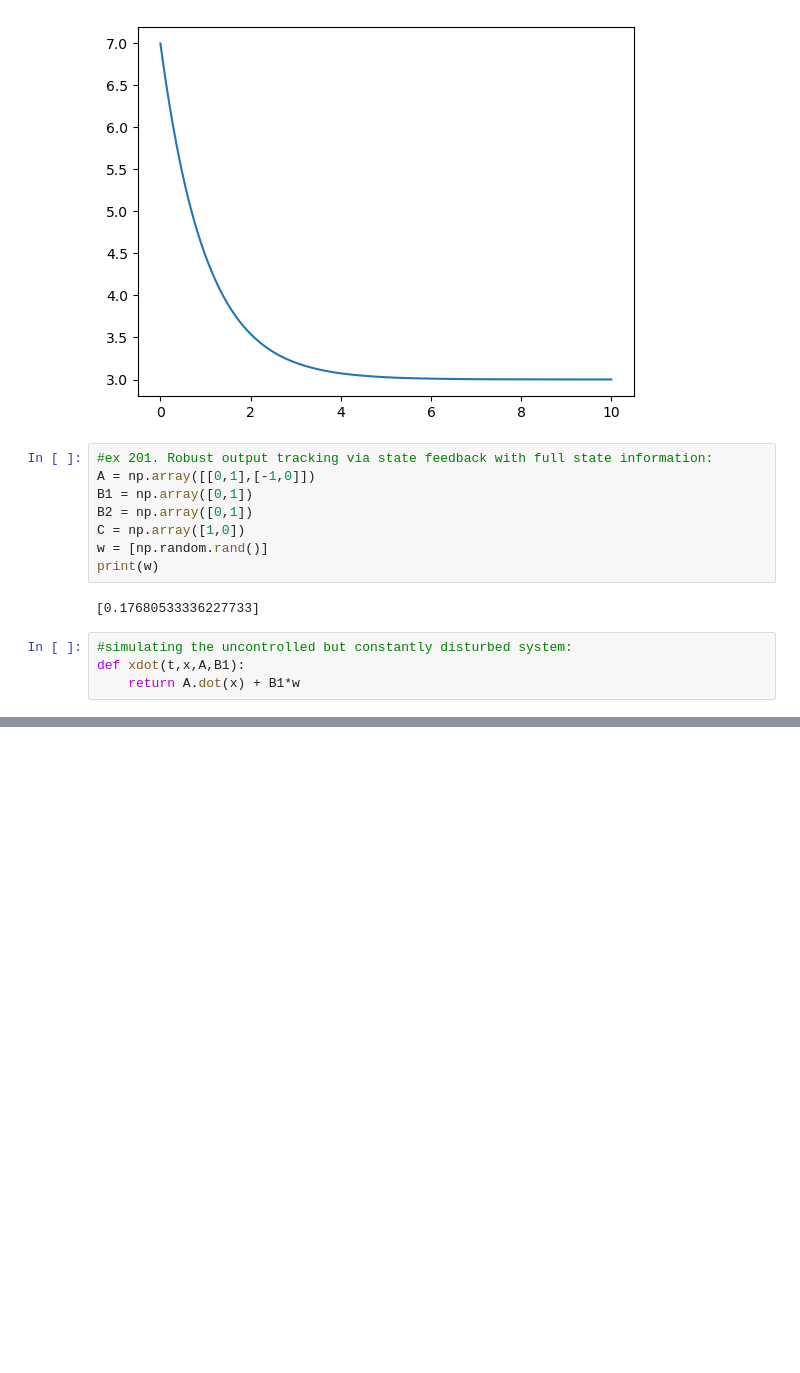
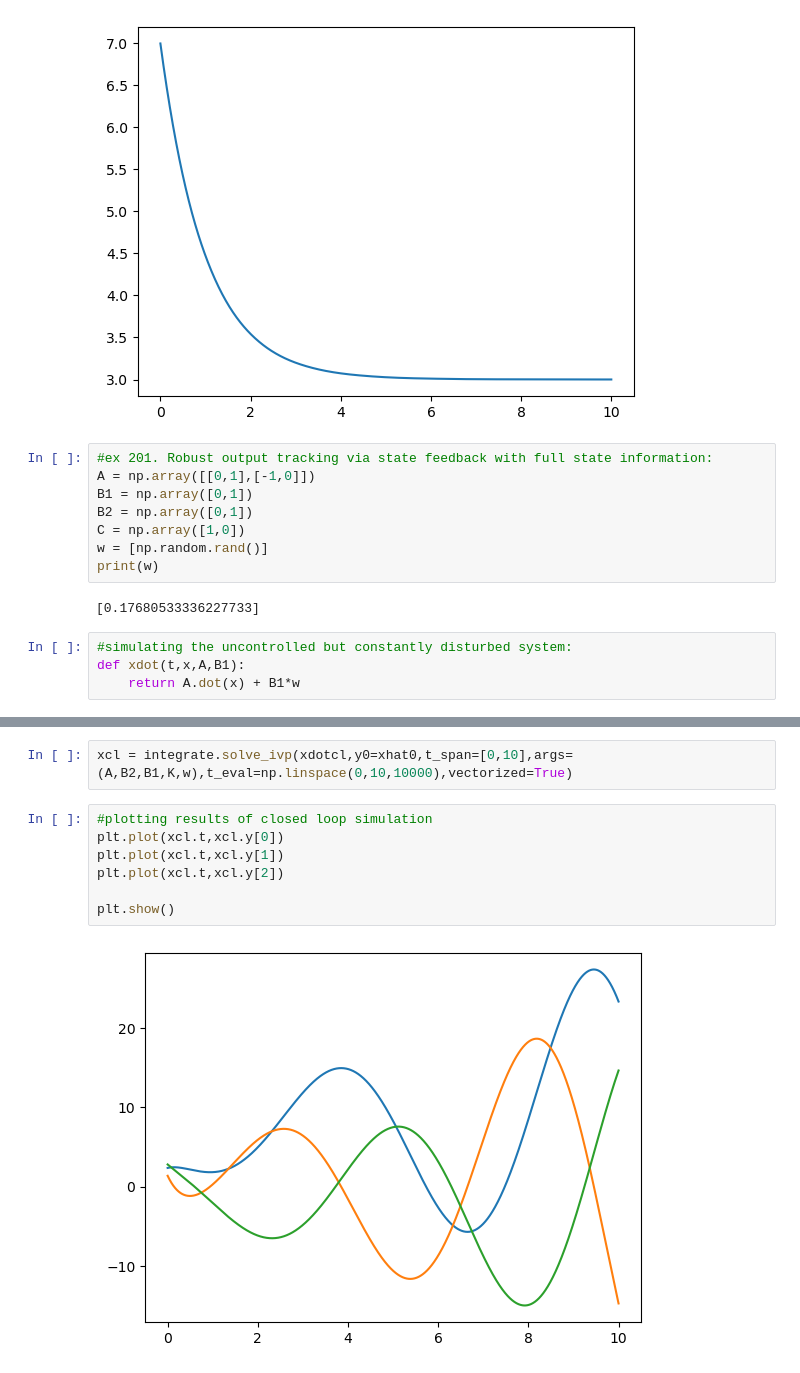
Before and after one commit to medjaijedi/MAS_Final_Project, a Jupyter notebook: constant_outputtracking_constdist.ipynb, the cells around one changed output, grey strips where cells are left out. Cells and saved outputs as stored; diff of their text form; blank space fills up the shorter version.

```diff
--- a/constant_outputtracking_constdist.ipynb
+++ b/constant_outputtracking_constdist.ipynb
@@ -123,0 +163,11 @@ plt.show()
+# %%
+xcl = integrate.solve_ivp(xdotcl,y0=xhat0,t_span=[0,10],args=(A,B2,B1,K,w),t_eval=np.linspace(0,10,10000),vectorized=True)
+# %%
+#plotting results of closed loop simulation
+plt.plot(xcl.t,xcl.y[0])
+plt.plot(xcl.t,xcl.y[1])
+plt.plot(xcl.t,xcl.y[2])
+
+plt.show()
+# %% [output]
+[figure, added]
```
Also changed, not shown: parts of 8 cells of this notebook.
